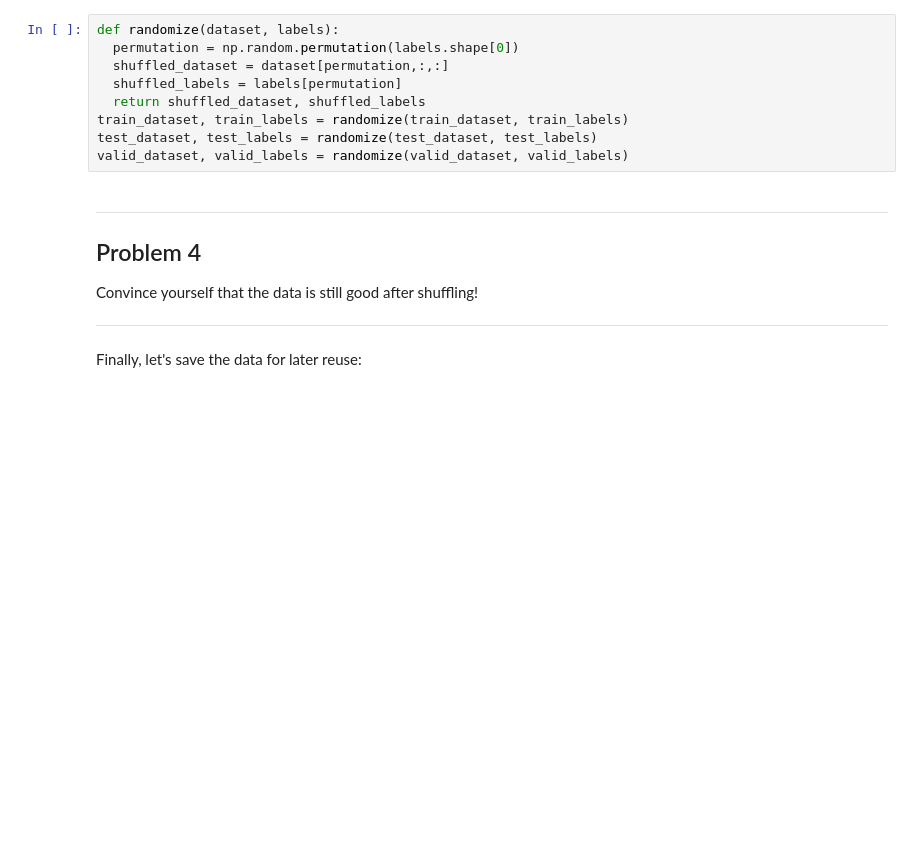
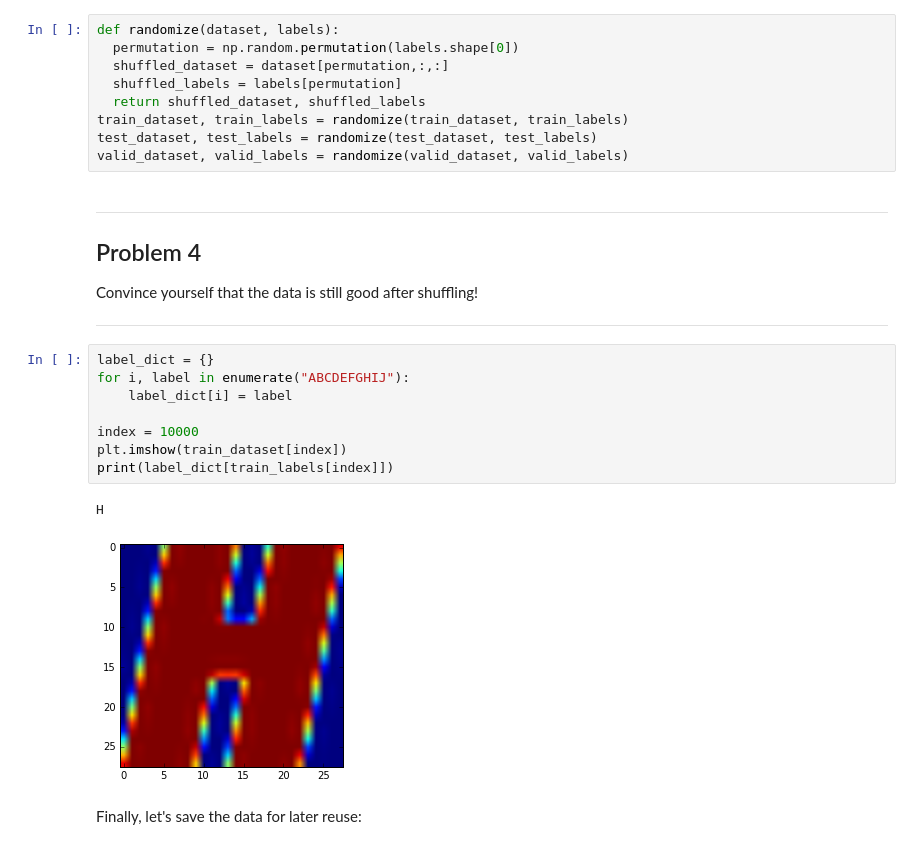
Before and after one commit to kevinzwb/udacity-deep-learning, a Jupyter notebook: 1_notmnist.ipynb, the cells around one changed output. Saved outputs shown, nothing was run; the diff lists cells and outputs as text; blank space fills up the shorter version.

```diff
--- a/1_notmnist.ipynb
+++ b/1_notmnist.ipynb
@@ -389,6 +416,17 @@ Problem 4
 Convince yourself that the data is still good after shuffling!
 
 ---
+# %%
+label_dict = {}
+for i, label in enumerate("ABCDEFGHIJ"):
+    label_dict[i] = label
+
+index = 10000
+plt.imshow(train_dataset[index])
+print(label_dict[train_labels[index]])
+# %% [output]
+H
+[figure, added]
 # %% [markdown]
 Finally, let's save the data for later reuse:
 # %%
```
Also changed, not shown: parts of 12 cells of this notebook.
